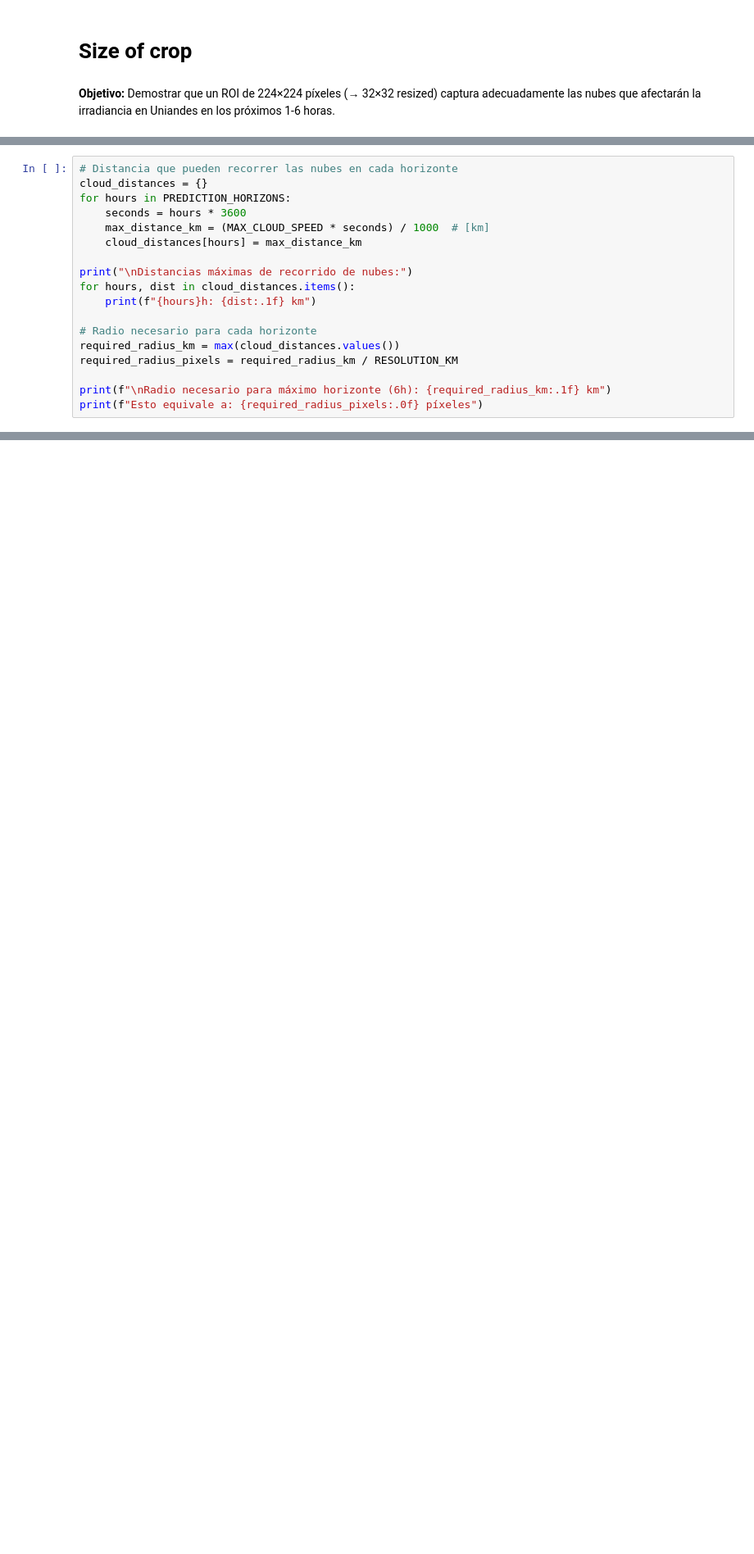
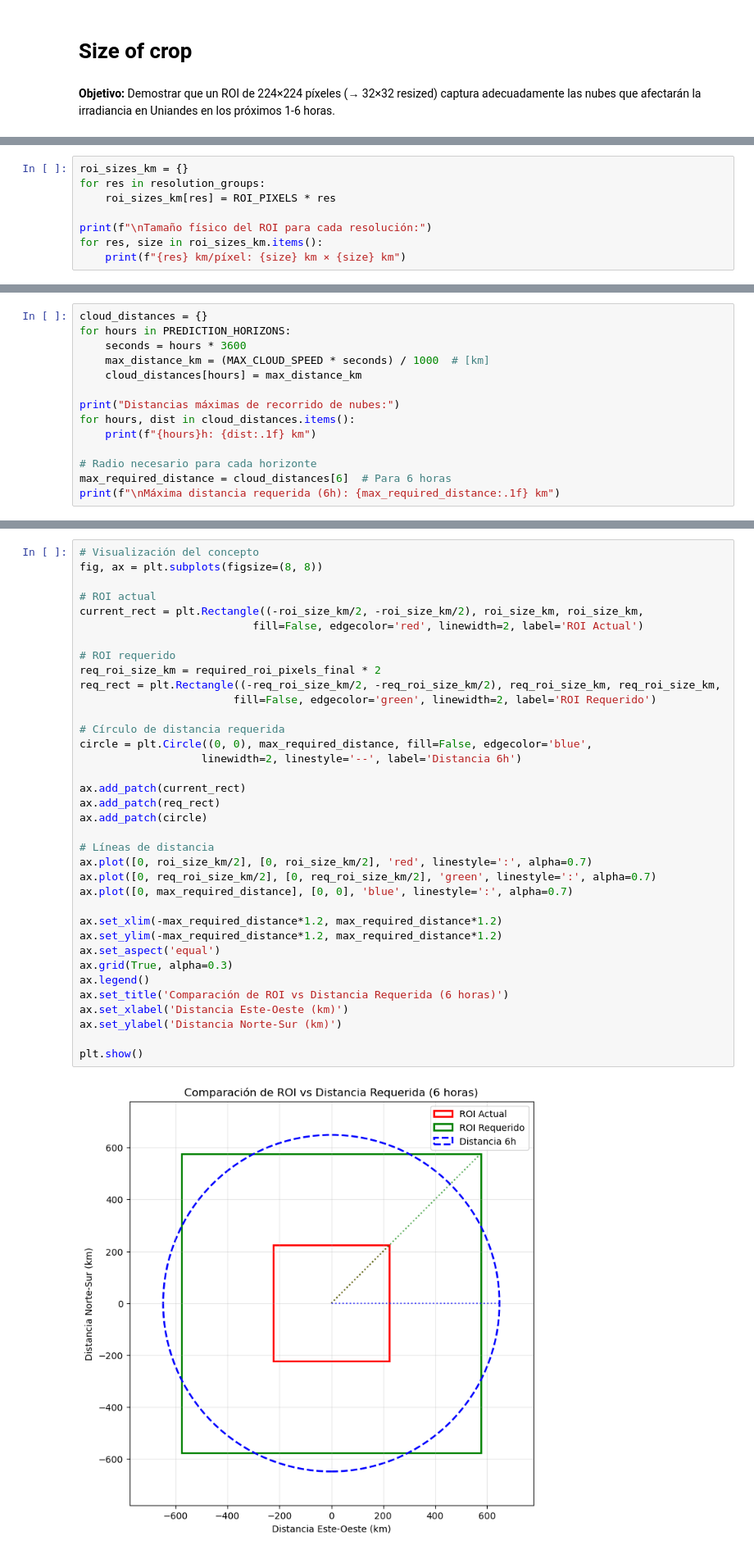
Before and after one commit to EstebanLN/irradiance-fusion-forecast, a Jupyter notebook: Notebooks/complementary_calculations.ipynb, the cells around one changed output, grey strips where cells are left out. Shown at 82% size. Drawn from its saved outputs; the diff is of its cells as text; blank space fills up the shorter version.

```diff
--- a/Notebooks/complementary_calculations.ipynb
+++ b/Notebooks/complementary_calculations.ipynb
@@ -40,0 +84,8 @@ ROI actual: 224 píxeles = 112.2 km × 112.2 km
+# %%
+roi_sizes_km = {}
+for res in resolution_groups:
+    roi_sizes_km[res] = ROI_PIXELS * res
+
+print(f"\nTamaño físico del ROI para cada resolución:")
+for res, size in roi_sizes_km.items():
+    print(f"{res} km/píxel: {size} km × {size} km")
@@ -41,21 +131,17 @@ ROI actual: 224 píxeles = 112.2 km × 112.2 km
 # %%
-# Distancia que pueden recorrer las nubes en cada horizonte
 cloud_distances = {}
 for hours in PREDICTION_HORIZONS:
     seconds = hours * 3600
     max_distance_km = (MAX_CLOUD_SPEED * seconds) / 1000  # [km]
     cloud_distances[hours] = max_distance_km
 
-print("\nDistancias máximas de recorrido de nubes:")
+print("Distancias máximas de recorrido de nubes:")
 for hours, dist in cloud_distances.items():
     print(f"{hours}h: {dist:.1f} km")
 
 # Radio necesario para cada horizonte
-required_radius_km = max(cloud_distances.values())
-required_radius_pixels = required_radius_km / RESOLUTION_KM
-
-print(f"\nRadio necesario para máximo horizonte (6h): {required_radius_km:.1f} km")
-print(f"Esto equivale a: {required_radius_pixels:.0f} píxeles")
+max_required_distance = cloud_distances[6]  # Para 6 horas
+print(f"\nMáxima distancia requerida (6h): {max_required_distance:.1f} km")
 # %% [output]
 Distancias máximas de recorrido de nubes:
 1h: 108.0 km
@@ -271,0 +231,38 @@ ROI ACTUAL ES INSUFICIENTE - Aumentar significativamente
+# %%
+# Visualización del concepto
+fig, ax = plt.subplots(figsize=(8, 8))
+
+# ROI actual
+current_rect = plt.Rectangle((-roi_size_km/2, -roi_size_km/2), roi_size_km, roi_size_km,
+                           fill=False, edgecolor='red', linewidth=2, label='ROI Actual')
+
+# ROI requerido
+req_roi_size_km = required_roi_pixels_final * 2
+req_rect = plt.Rectangle((-req_roi_size_km/2, -req_roi_size_km/2), req_roi_size_km, req_roi_size_km,
+                        fill=False, edgecolor='green', linewidth=2, label='ROI Requerido')
+
+# Círculo de distancia requerida
+circle = plt.Circle((0, 0), max_required_distance, fill=False, edgecolor='blue',
+                   linewidth=2, linestyle='--', label='Distancia 6h')
+
+ax.add_patch(current_rect)
+ax.add_patch(req_rect)
+ax.add_patch(circle)
+
+# Líneas de distancia
+ax.plot([0, roi_size_km/2], [0, roi_size_km/2], 'red', linestyle=':', alpha=0.7)
+ax.plot([0, req_roi_size_km/2], [0, req_roi_size_km/2], 'green', linestyle=':', alpha=0.7)
+ax.plot([0, max_required_distance], [0, 0], 'blue', linestyle=':', alpha=0.7)
+
+ax.set_xlim(-max_required_distance*1.2, max_required_distance*1.2)
+ax.set_ylim(-max_required_distance*1.2, max_required_distance*1.2)
+ax.set_aspect('equal')
+ax.grid(True, alpha=0.3)
+ax.legend()
+ax.set_title('Comparación de ROI vs Distancia Requerida (6 horas)')
+ax.set_xlabel('Distancia Este-Oeste (km)')
+ax.set_ylabel('Distancia Norte-Sur (km)')
+
+plt.show()
+# %% [output]
+[figure, added]
```
Also changed, not shown: parts of 12 cells of this notebook, 2 other files.
